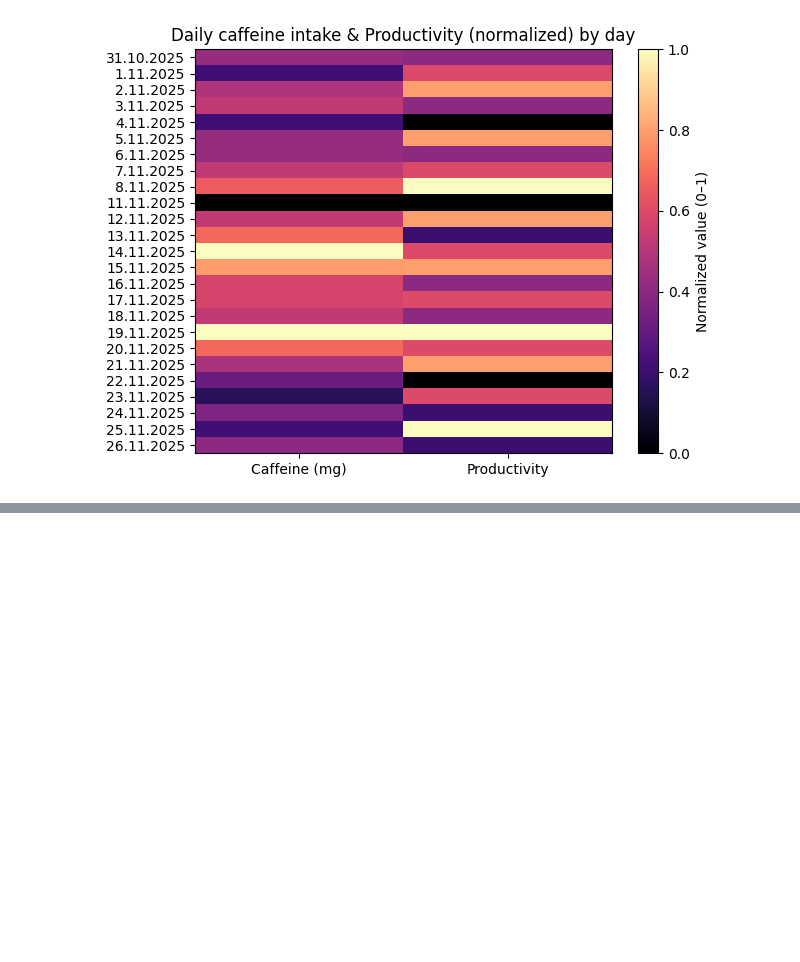
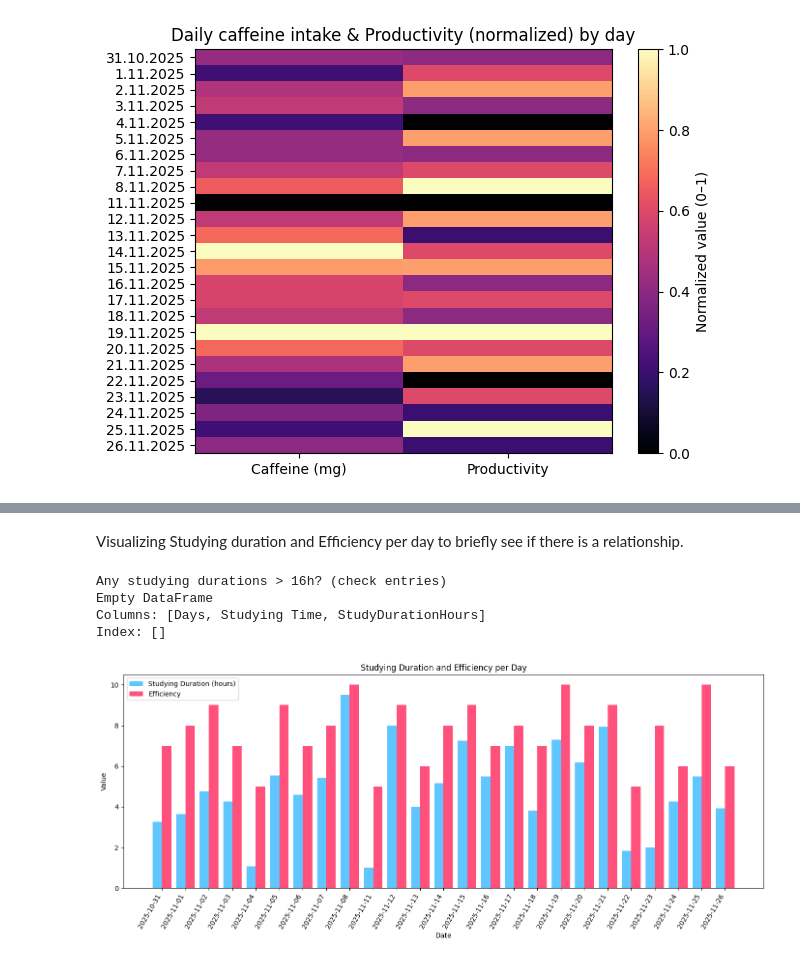
Before and after one commit to damlakemal/studyefficiencybyfactors, a Jupyter notebook: EDA.ipynb, the cells around one changed output, grey strips where cells are left out. Saved outputs shown, nothing was run; the diff lists cells and outputs as text; code cells hidden in the pictures; blank space fills up the shorter version.

```diff
--- a/EDA.ipynb
+++ b/EDA.ipynb
@@ -238,0 +315,80 @@ plt.show()
+# %% [markdown]
+Visualizing Studying duration and Efficiency per day to briefly see if there is a relationship.
+# %%
+import pandas as pd
+import numpy as np
+import matplotlib.pyplot as plt
+
+df.columns = df.columns.str.strip()
+df["Date"] = pd.to_datetime(df["Days"], dayfirst=True)
+
+def hhmm_to_minutes(x):
+    if pd.isna(x):
+        return np.nan
+    s = str(x).strip()
+    if s == "" or ":" not in s:
+        return np.nan
+    try:
+        h, m = s.split(":")
+        return int(h) * 60 + int(m)
+    except:
+        return np.nan
+
+# Convert studying time (duration) to minutes
+study_min = df["Studying Time"].apply(hhmm_to_minutes)
+
+# Studying duration in hours
+df["StudyDurationHours"] = study_min / 60
+
+# Efficiency (your file uses "Studying Efficiency")
+# If you already renamed it to "Productivity", this code will still work.
+if "Studying Efficiency" in df.columns:
+    df["Efficiency"] = pd.to_numeric(df["Studying Efficiency"], errors="coerce")
+elif "Productivity" in df.columns:
+    df["Efficiency"] = pd.to_numeric(df["Productivity"], errors="coerce")
+else:
+    raise KeyError("Could not find 'Studying Efficiency' or 'Productivity' column.")
+
+# Optional: sanity check outliers
+print("Any studying durations > 16h? (check entries)")
+print(df.loc[df["StudyDurationHours"] > 16, ["Days", "Studying Time", "StudyDurationHours"]])
+
+# One row per day (mean is safe if duplicates exist)
+plot_df = (df.groupby("Date", as_index=False)[["StudyDurationHours", "Efficiency"]]
+             .mean()
+             .dropna()
+             .sort_values("Date"))
+
+# Grouped bar chart (custom colors)
+x = np.arange(len(plot_df))
+width = 0.4
+
+plt.figure(figsize=(14, 6))
+plt.bar(
+    x - width/2,
+    plot_df["StudyDurationHours"],
+    width,
+    label="Studying Duration (hours)",
+    color="#60c6ff"
+)
+plt.bar(
+    x + width/2,
+    plot_df["Efficiency"],
+    width,
+    label="Efficiency",
+    color="#ff517c"
+)
+
+plt.title("Studying Duration and Efficiency per Day")
+plt.xlabel("Date")
+plt.ylabel("Value")
+plt.xticks(x, plot_df["Date"].dt.strftime("%Y-%m-%d"), rotation=60, ha="right")
+plt.legend()
+plt.tight_layout()
+plt.show()
+# %% [output]
+Any studying durations > 16h? (check entries)
+Empty DataFrame
+Columns: [Days, Studying Time, StudyDurationHours]
+Index: []
+[figure, added]
```
Also changed, not shown: parts of 4 cells of this notebook, 1 other file.
